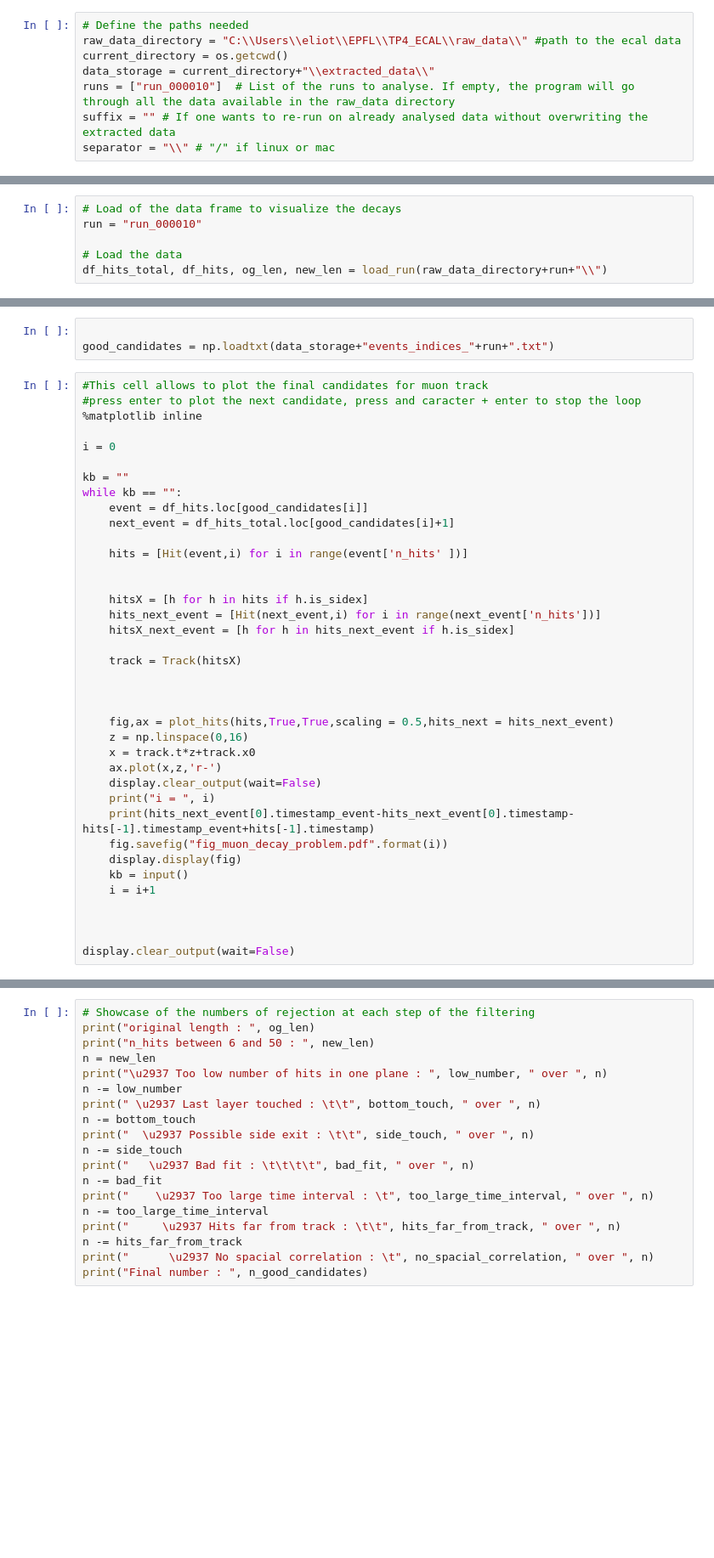
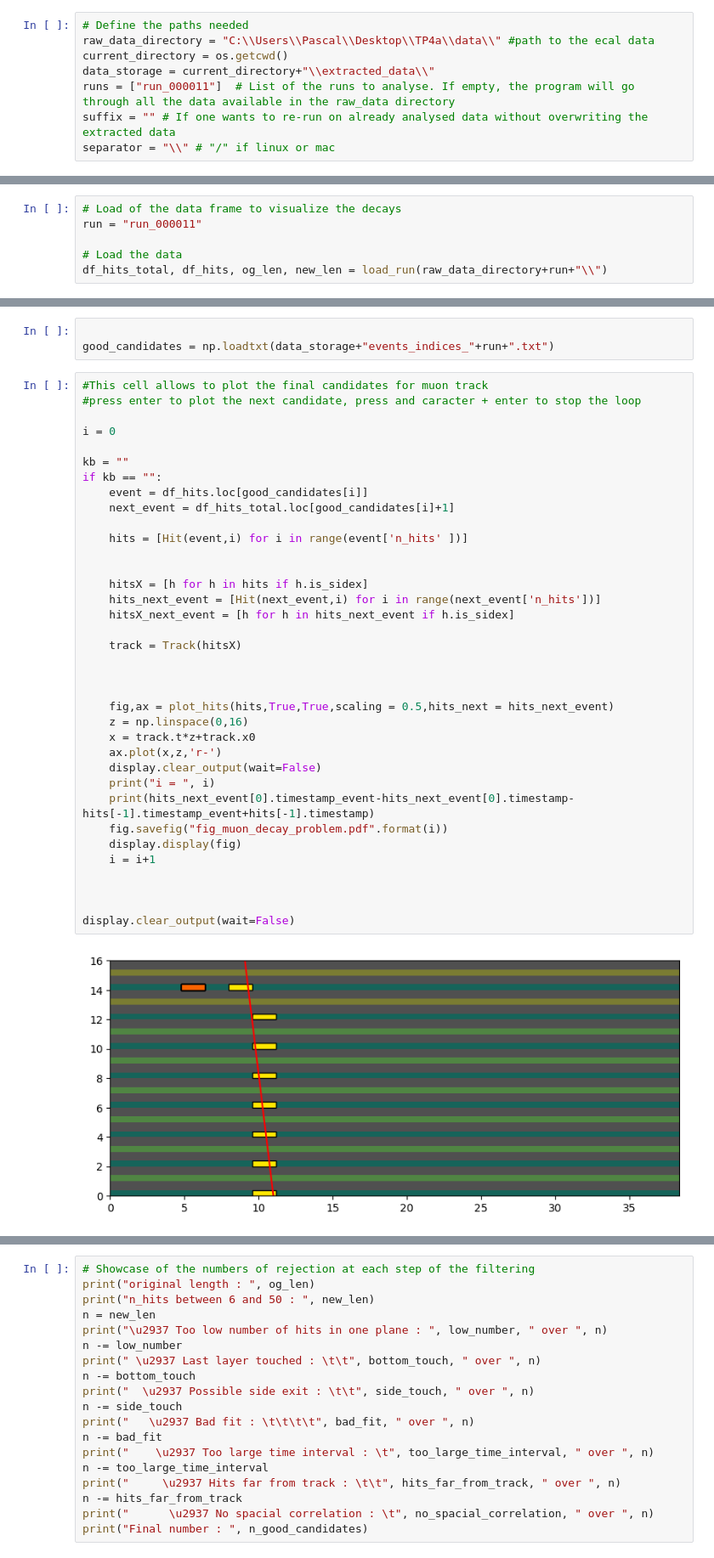
Before and after one commit to kauniska/ecal_reco, a Jupyter notebook: time_alignement/data_creation_time.ipynb, the cells around one changed output, grey strips where cells are left out. Shown at 85% size. Saved outputs shown, nothing was run; the diff lists cells and outputs as text; blank space fills up the shorter version.

```diff
--- a/time_alignement/data_creation_time.ipynb
+++ b/time_alignement/data_creation_time.ipynb
@@ -27,9 +26,9 @@ from find_muon_decay_Kim import find_muon_decay_kim
 # %%
 # Define the paths needed
-raw_data_directory = "C:\\Users\\eliot\\EPFL\\TP4_ECAL\\raw_data\\" #path to the ecal data
+raw_data_directory = "C:\\Users\\Pascal\\Desktop\\TP4a\\data\\" #path to the ecal data
 current_directory = os.getcwd()
 data_storage = current_directory+"\\extracted_data\\"
-runs = ["run_000010"]  # List of the runs to analyse. If empty, the program will go through all the data available in the raw_data directory
+runs = ["run_000011"]  # List of the runs to analyse. If empty, the program will go through all the data available in the raw_data directory
 suffix = "" # If one wants to re-run on already analysed data without overwriting the extracted data
 separator = "\\" # "/" if linux or mac
 # %%
@@ -51,6 +50,6 @@ selected 74.89% of all events
 # %%
 # Load of the data frame to visualize the decays
-run = "run_000010"
+run = "run_000011"
 
 # Load the data
 df_hits_total, df_hits, og_len, new_len = load_run(raw_data_directory+run+"\\")
@@ -60,41 +62,41 @@ good_candidates = np.loadtxt(data_storage+"events_indices_"+run+".txt")
 # %%
 #This cell allows to plot the final candidates for muon track
 #press enter to plot the next candidate, press and caracter + enter to stop the loop
-%matplotlib inline
 
 i = 0
 
 kb = ""
-while kb == "":
+if kb == "":
     event = df_hits.loc[good_candidates[i]]
     next_event = df_hits_total.loc[good_candidates[i]+1]
 
     hits = [Hit(event,i) for i in range(event['n_hits' ])]
 
 
     hitsX = [h for h in hits if h.is_sidex]
     hits_next_event = [Hit(next_event,i) for i in range(next_event['n_hits'])]
     hitsX_next_event = [h for h in hits_next_event if h.is_sidex]
 
     track = Track(hitsX)
 
 
 
     fig,ax = plot_hits(hits,True,True,scaling = 0.5,hits_next = hits_next_event)
     z = np.linspace(0,16)
     x = track.t*z+track.x0
     ax.plot(x,z,'r-')
     display.clear_output(wait=False)
     print("i = ", i)
     print(hits_next_event[0].timestamp_event-hits_next_event[0].timestamp-hits[-1].timestamp_event+hits[-1].timestamp)
     fig.savefig("fig_muon_decay_problem.pdf".format(i))
     display.display(fig)
-    kb = input()
     i = i+1
 
 
 
 display.clear_output(wait=False)
+# %% [output]
+[figure, added]
 # %%
 filtering = pd.read_pickle(data_storage+"filtering_data_"+run)
 og_len = filtering['og_len'][0]
```
Also changed, not shown: parts of 7 cells of this notebook, 4 other files.
